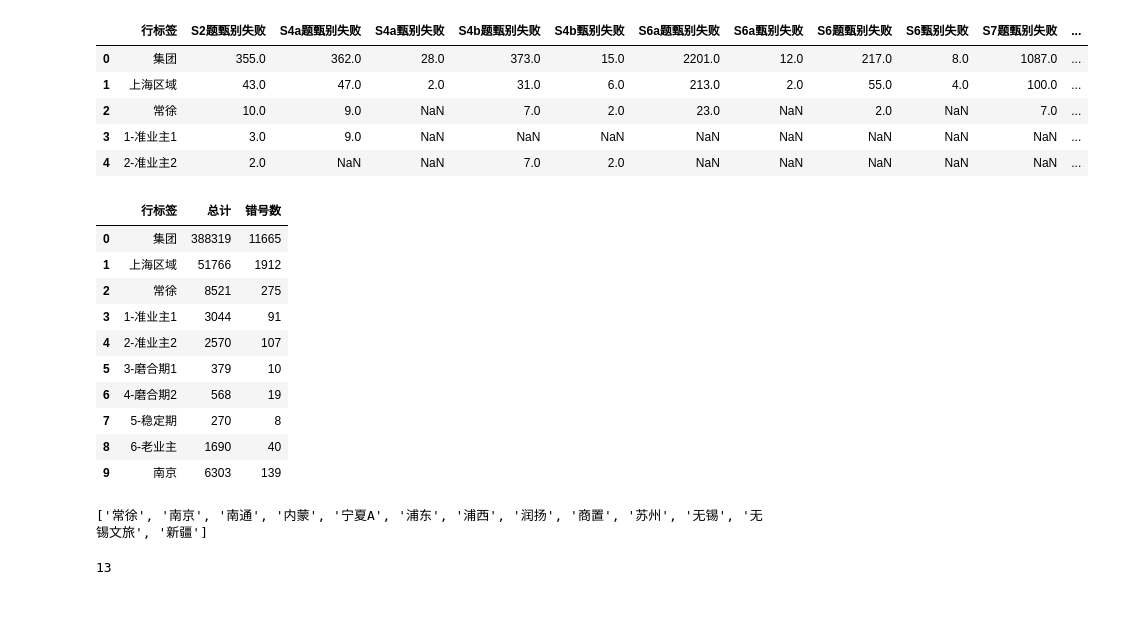
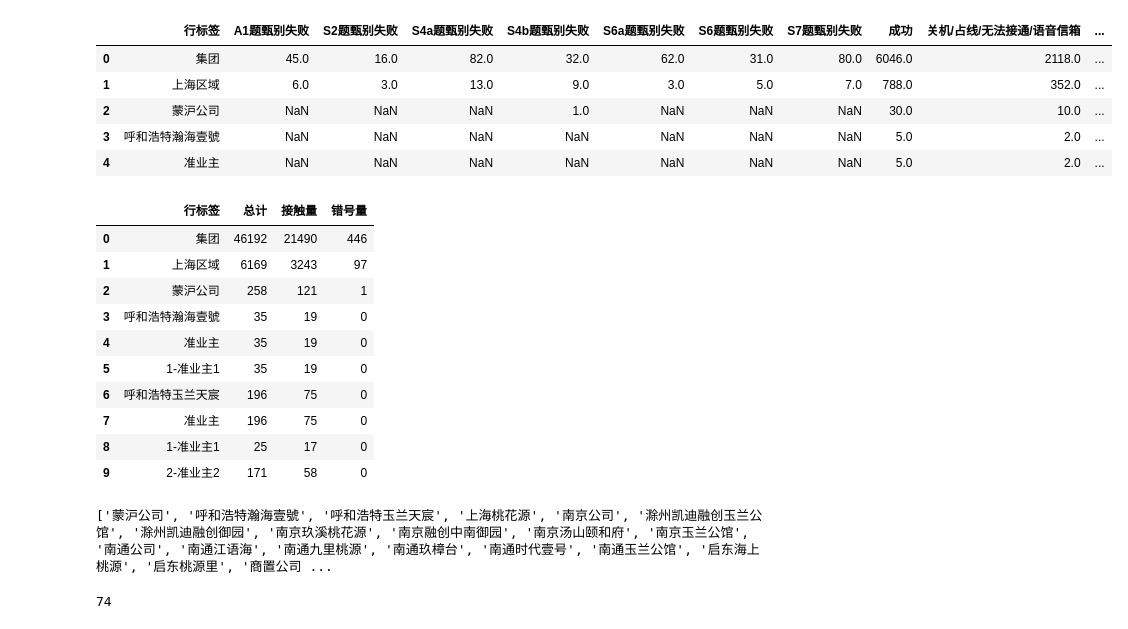
Before and after one commit to freesinger/testcases, a Jupyter notebook: anran/singleMonth.ipynb, the cells around one changed output. Drawn from its saved outputs; the diff is of its cells as text; code cells hidden in the pictures.

```diff
--- a/anran/singleMonth.ipynb
+++ b/anran/singleMonth.ipynb
@@ -6,42 +6,50 @@ pd.set_option('display.max_rows', 500)
 pd.set_option('display.max_columns', 500)
 pd.set_option('display.width', 1000)
 # %%
-FILENAME = 'sample.xlsx'
-df = pd.read_excel(FILENAME, sheet_name='一级考核-错号率')
+FILENAME = '/Users/shanewang/Desktop/anran/May.xlsx'
+df = pd.read_excel(FILENAME, sheet_name='到项目') #一级考核-错号率
 raw = df.copy(deep=True)
 raw.head()
 # %% [output]
-|  | 行标签 | S2题甄别失败 | S4a题甄别失败 | S4a甄别失败 | S4b题甄别失败 | S4b甄别失败 | S6a题甄别失败 | S6a甄别失败 | S6题甄别失败 | S6甄别失败 | S7题甄别失败 | ... |
-| 0 | 集团 | 355.0 | 362.0 | 28.0 | 373.0 | 15.0 | 2201.0 | 12.0 | 217.0 | 8.0 | 1087.0 | ... |
-| 1 | 上海区域 | 43.0 | 47.0 | 2.0 | 31.0 | 6.0 | 213.0 | 2.0 | 55.0 | 4.0 | 100.0 | ... |
-| 2 | 常徐 | 10.0 | 9.0 | NaN | 7.0 | 2.0 | 23.0 | NaN | 2.0 | NaN | 7.0 | ... |
-| 3 | 1-准业主1 | 3.0 | 9.0 | NaN | NaN | NaN | NaN | NaN | NaN | NaN | NaN | ... |
-| 4 | 2-准业主2 | 2.0 | NaN | NaN | 7.0 | 2.0 | NaN | NaN | NaN | NaN | NaN | ... |
+|  | 行标签 | A1题甄别失败 | S2题甄别失败 | S4a题甄别失败 | S4b题甄别失败 | S6a题甄别失败 | S6题甄别失败 | S7题甄别失败 | 成功 | 关机/占线/无法接通/语音信箱 | ... |
+| 0 | 集团 | 45.0 | 16.0 | 82.0 | 32.0 | 62.0 | 31.0 | 80.0 | 6046.0 | 2118.0 | ... |
+| 1 | 上海区域 | 6.0 | 3.0 | 13.0 | 9.0 | 3.0 | 5.0 | 7.0 | 788.0 | 352.0 | ... |
+| 2 | 蒙沪公司 | NaN | NaN | NaN | 1.0 | NaN | NaN | NaN | 30.0 | 10.0 | ... |
+| 3 | 呼和浩特瀚海壹號 | NaN | NaN | NaN | NaN | NaN | NaN | NaN | 5.0 | 2.0 | ... |
+| 4 | 准业主 | NaN | NaN | NaN | NaN | NaN | NaN | NaN | 5.0 | 2.0 | ... |
 # %%
 def simplify(raw: pd.DataFrame):
-    labels = ['行标签', '总计', '接触量', '错号数', '错号量']
+    labels = ['行标签', '总计', '接触量', '接触数','错号数', '错号量']
     for name in raw.columns.tolist():
+        if name == '错号数':
+            raw.rename(columns={'错号数':'错号量'}, inplace=True)
+        if name == '接触数':
+            raw.rename(columns={'接触数':'接触量'}, inplace=True)
         if name not in labels:
             raw.drop(name, axis=1, inplace=True)
+
+
 simplify(raw)
+
 raw.head(10)
 # %% [output]
-|  | 行标签 | 总计 | 错号数 |
-| 0 | 集团 | 388319 | 11665 |
-| 1 | 上海区域 | 51766 | 1912 |
-| 2 | 常徐 | 8521 | 275 |
-| 3 | 1-准业主1 | 3044 | 91 |
-| 4 | 2-准业主2 | 2570 | 107 |
-| 5 | 3-磨合期1 | 379 | 10 |
-| 6 | 4-磨合期2 | 568 | 19 |
-| 7 | 5-稳定期 | 270 | 8 |
-| 8 | 6-老业主 | 1690 | 40 |
-| 9 | 南京 | 6303 | 139 |
+|  | 行标签 | 总计 | 接触量 | 错号量 |
+| 0 | 集团 | 46192 | 21490 | 446 |
+| 1 | 上海区域 | 6169 | 3243 | 97 |
+| 2 | 蒙沪公司 | 258 | 121 | 1 |
+| 3 | 呼和浩特瀚海壹號 | 35 | 19 | 0 |
+| 4 | 准业主 | 35 | 19 | 0 |
+| 5 | 1-准业主1 | 35 | 19 | 0 |
+| 6 | 呼和浩特玉兰天宸 | 196 | 75 | 0 |
+| 7 | 准业主 | 196 | 75 | 0 |
+| 8 | 1-准业主1 | 25 | 17 | 0 |
+| 9 | 2-准业主2 | 171 | 58 | 0 |
 # %%
 # raw.to_excel('sampleTest.xlsx', index=False)
 # %%
 city_names = []
 deprecated_names = ['集团', '上海区域']
+# deprecated_names = ['集团']
 for name in raw['行标签'].tolist():
     if name not in deprecated_names and '准业主' not in name \
                                     and '磨合期' not in name \
@@ -52,8 +60,8 @@ for name in raw['行标签'].tolist():
 print(city_names)
 len(city_names)
 # %% [output]
-['常徐', '南京', '南通', '内蒙', '宁夏A', '浦东', '浦西', '润扬', '商置', '苏州', '无锡', '无锡文旅', '新疆']
+['蒙沪公司', '呼和浩特瀚海壹號', '呼和浩特玉兰天宸', '上海桃花源', '南京公司', '滁州凯迪融创玉兰公馆', '滁州凯迪融创御园', '南京玖溪桃花源', '南京融创中南御园', '南京汤山颐和府', '南京玉兰公馆', '南通公司', '南通江语海', '南通九里桃源', '南通玖樟台', '南通时代壹号', '南通玉兰公馆', '启东海上桃源', '启东桃源里', '商置公司 ...
-13
+74
 # %%
 row_records = []
 for _, row in raw.iterrows():
```
Also changed, not shown: parts of 10 cells of this notebook, 2 other files.
